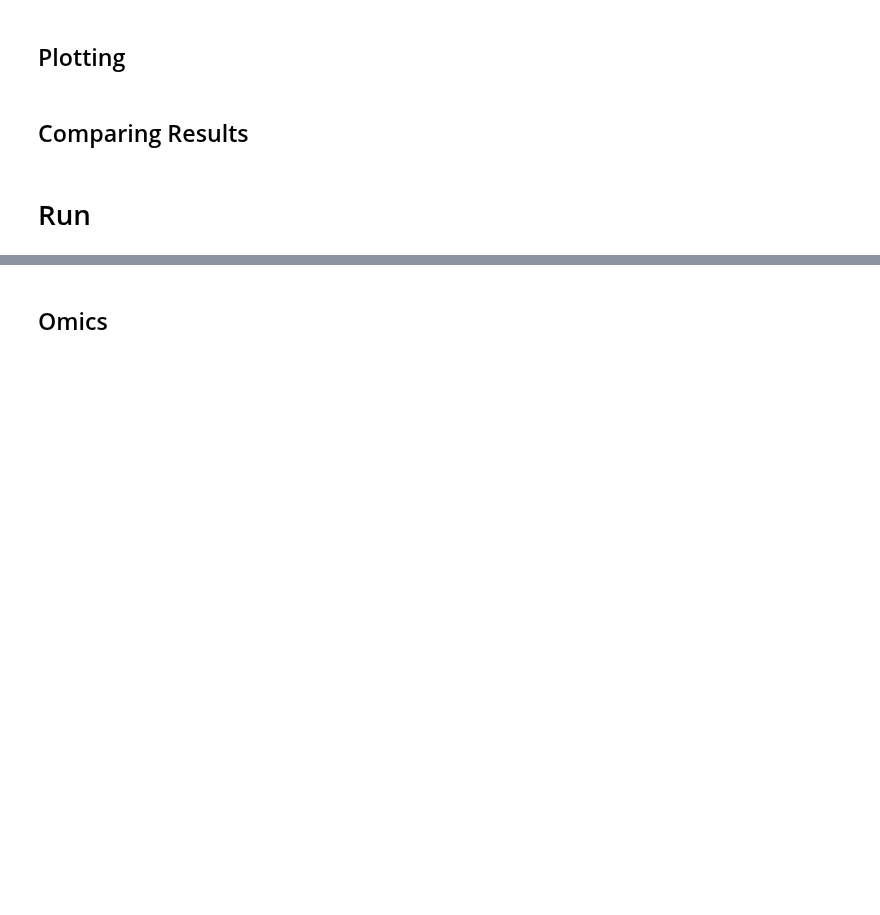
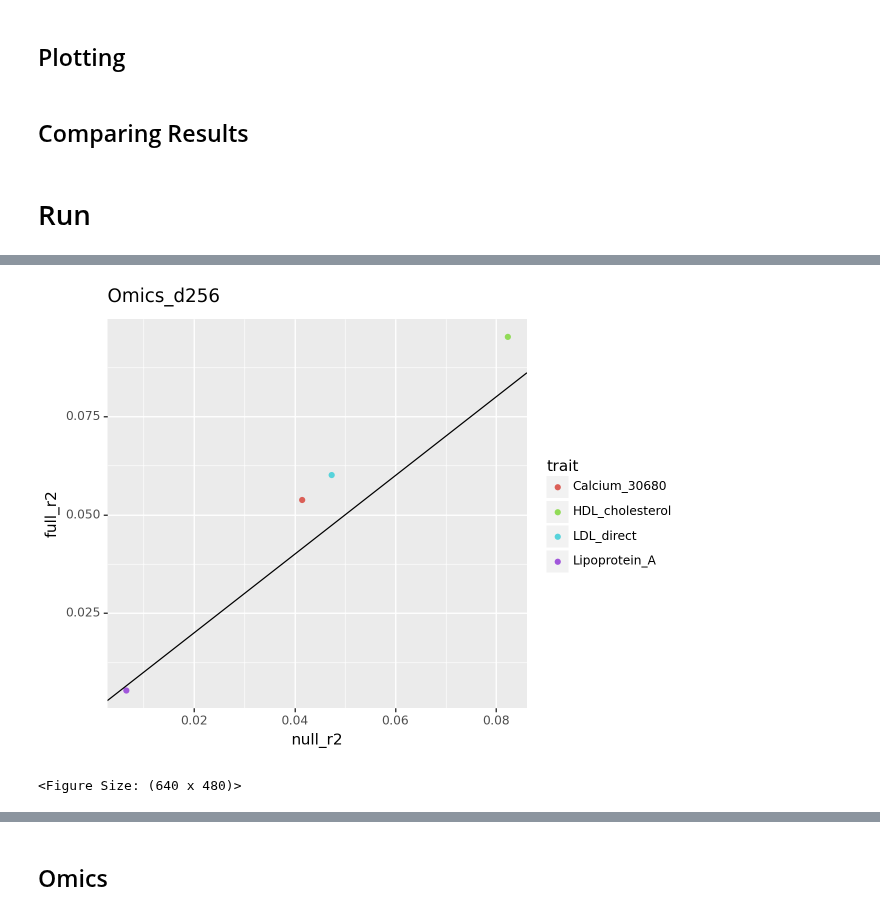
Before and after one commit to niklasbuehler/functional-gene-embeddings, a Jupyter notebook: notebooks/Evaluation.ipynb, the cells around one changed output, grey strips where cells are left out. Drawn from its saved outputs; the diff is of its cells as text; code cells hidden in the pictures; blank space fills up the shorter version.

```diff
--- a/notebooks/Evaluation.ipynb
+++ b/notebooks/Evaluation.ipynb
@@ -323,0 +383,5 @@ Overall R2: 0.09806421815668075
+# %%
+scatterplot_model(res_df, "Omics_d256")
+# %% [output]
+[figure, added]
+<Figure Size: (640 x 480)>
```
Also changed, not shown: parts of 21 cells of this notebook.
